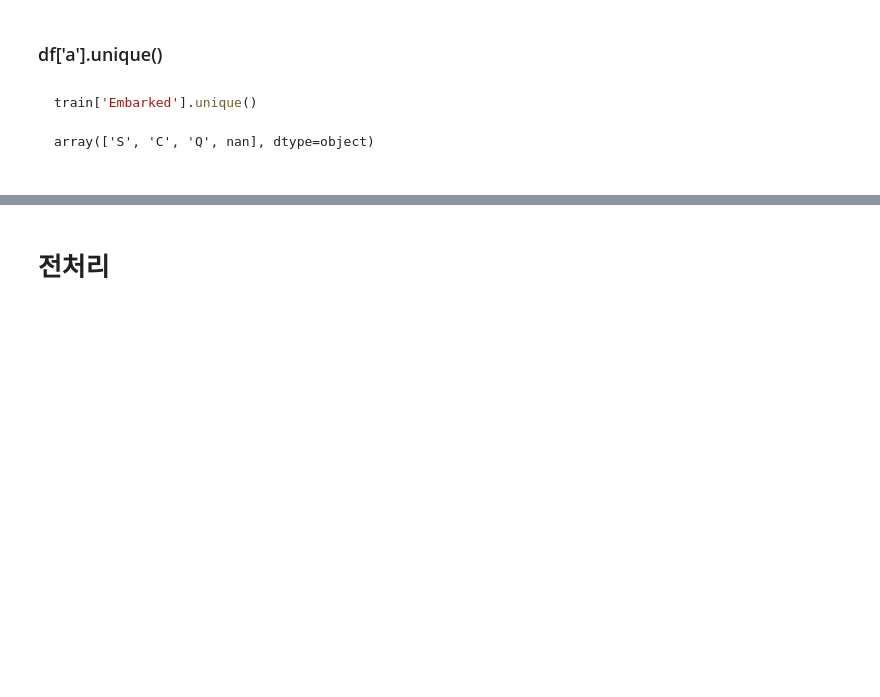
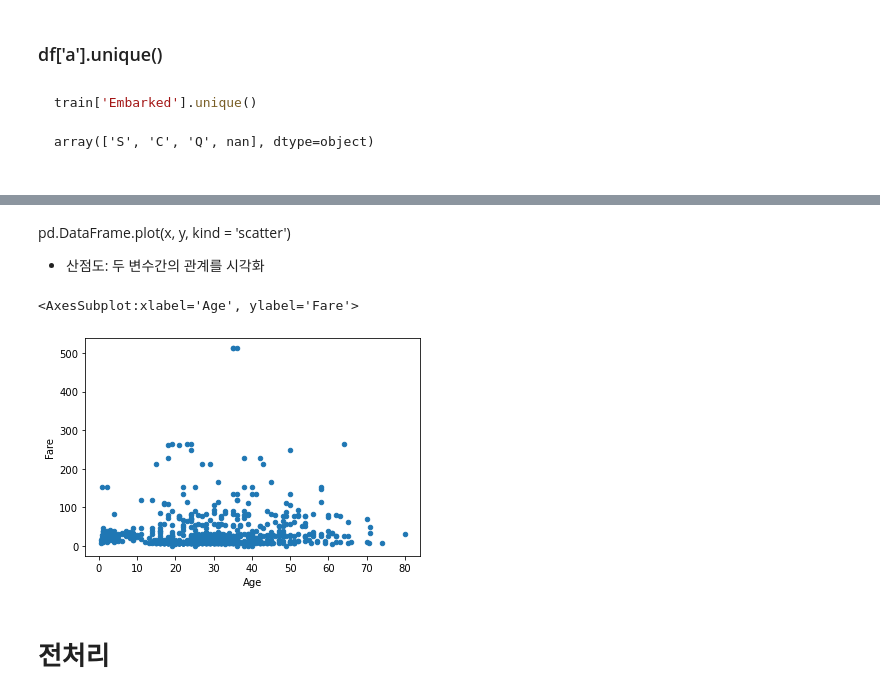
Before and after one commit to star77sa/TIL-Blog, a Jupyter notebook: _notebooks/2021-06-29-데이터 분석.ipynb, the cells around one changed output, grey strips where cells are left out. Saved outputs shown, nothing was run; the diff lists cells and outputs as text; code cells hidden in the pictures; blank space fills up the shorter version.

```diff
--- a/_notebooks/2021-06-29-데이터 분석.ipynb
+++ b/_notebooks/2021-06-29-데이터 분석.ipynb
@@ -125,3 +152,11 @@ array(['S', 'C', 'Q', nan], dtype=object)
+# %% [markdown]
+pd.DataFrame.plot(x, y, kind = 'scatter')
+- 산점도: 두 변수간의 관계를 시각화
+# %%
+train.plot(x = 'Age', y = 'Fare', kind = 'scatter')
+# %% [output]
+<AxesSubplot:xlabel='Age', ylabel='Fare'>
+[figure, added]
 # %% [markdown]
 # 전처리
 # %% [markdown]
```
Also changed, not shown: parts of 7 cells of this notebook, 2 other files.
